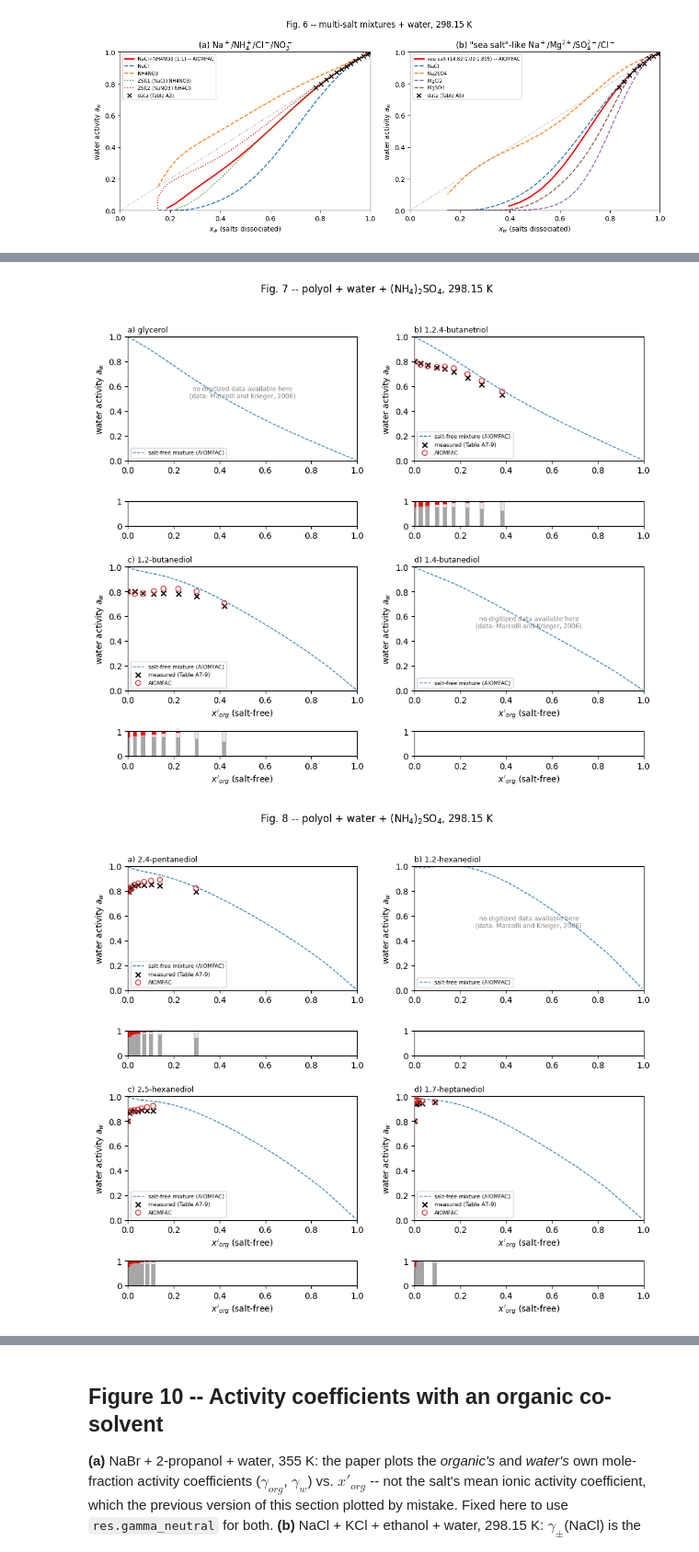
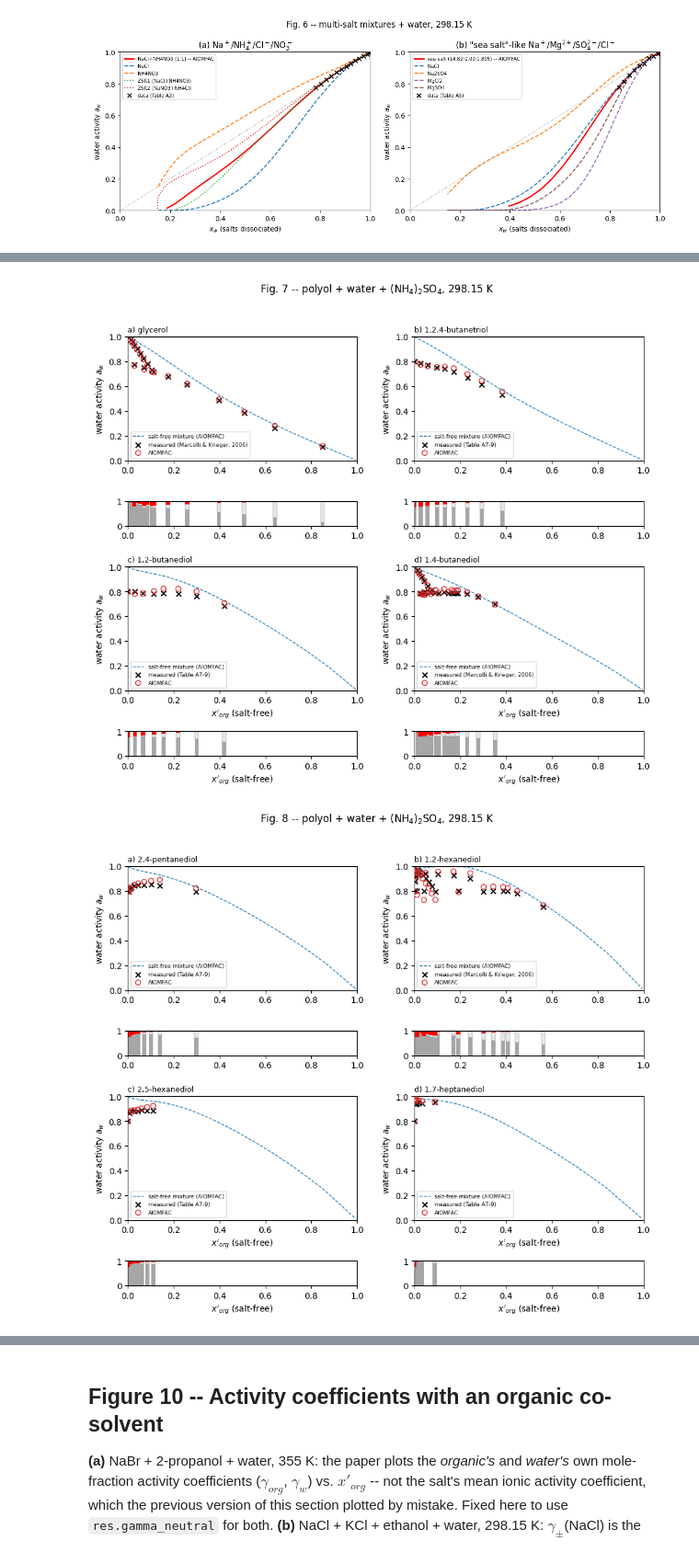
Before and after one commit to SeoulTechPSE/aiomfac-python, a Jupyter notebook: notebooks/02_reproduce_zuend2008.ipynb, the cells around one changed output, grey strips where cells are left out. Shown at 92% size. Saved outputs shown, nothing was run; the diff lists cells and outputs as text; code cells hidden in the pictures.

```diff
--- a/notebooks/02_reproduce_zuend2008.ipynb
+++ b/notebooks/02_reproduce_zuend2008.ipynb
@@ -496,6 +498,53 @@ appendix_data = {
     ]),
 }
 
+# Marcolli and Krieger (2006, J. Phys. Chem. A 110, 1881) Table 3: composition (mol/kg of water) and
+# measured water activity of (NH4)2SO4/polyol/water mixtures, for the three polyols (glycerol,
+# 1,4-butanediol, 1,2-hexanediol) that the paper's own Fig. 7/8 validates against this source rather than
+# against its own Appendix A. Converted to the same (salt wt frac, polyol wt frac, a_w) format as
+# `appendix_data` above so `polyol_panel` can use both sources identically.
+_marcolli2006_molality = {
+    "glycerol": [
+        (0.92, 312.41, 0.113), (1.78, 99.18, 0.261), (2.11, 57.33, 0.386), (2.41, 36.65, 0.486),
+        (3.04, 19.39, 0.613), (3.76, 11.81, 0.677), (4.50, 7.14, 0.716), (4.92, 4.28, 0.753),
+        (5.41, 1.61, 0.777), (4.57, 6.51, 0.734), (3.66, 5.21, 0.780), (2.87, 4.09, 0.827),
+        (2.22, 3.16, 0.864), (1.63, 2.33, 0.901), (1.16, 1.65, 0.930), (0.76, 1.08, 0.963),
+        (0.47, 0.67, 0.977),
+    ],
+    "1,4-butanediol": [
+        (0.05, 30.22, 0.700), (0.18, 21.39, 0.760), (0.44, 16.57, 0.780), (0.86, 13.02, 0.788),
+        (1.10, 12.49, 0.786), (1.39, 11.52, 0.787), (1.35, 10.77, 0.790), (2.01, 9.60, 0.788),
+        (2.94, 6.63, 0.789), (3.65, 4.36, 0.791), (4.38, 2.67, 0.786), (4.51, 2.23, 0.787),
+        (4.62, 1.85, 0.787), (4.86, 1.41, 0.788), (1.74, 8.32, 0.799), (2.59, 5.73, 0.793),
+        (3.26, 3.90, 0.801), (3.30, 3.88, 0.799), (4.08, 2.44, 0.796), (3.02, 4.39, 0.809),
+        (2.31, 3.36, 0.846), (1.72, 2.50, 0.884), (1.22, 1.77, 0.920), (0.88, 1.27, 0.953),
+        (0.57, 0.83, 0.972),
+    ],
+    "1,2-hexanediol": [
+        (0.49, 71.42, 0.673), (0.85, 45.08, 0.781), (1.19, 38.23, 0.800), (1.42, 35.09, 0.801),
+        (2.20, 29.17, 0.801), (2.81, 24.06, 0.798), (4.17, 13.24, 0.799), (5.11, 5.64, 0.797),
+        (5.44, 2.42, 0.800), (5.61, 0.65, 0.800), (5.61, 0.17, 0.803), (0.73, 17.95, 0.904),
+        (0.76, 11.42, 0.928), (0.75, 6.40, 0.937), (0.82, 2.80, 0.940), (0.97, 1.07, 0.936),
+        (1.16, 0.51, 0.936), (1.41, 0.36, 0.935), (2.18, 0.25, 0.918), (3.41, 0.10, 0.880),
+        (4.14, 4.59, 0.840), (3.35, 3.71, 0.874), (2.61, 2.89, 0.902), (1.88, 2.08, 0.929),
+        (1.29, 1.43, 0.954), (0.91, 1.01, 0.963), (0.63, 0.70, 0.974),
+    ],
+}
+marcolli_sources = set(_marcolli2006_molality)
+
+
+def _molality_to_wtfrac(m_salt, m_org, M_org_gmol):
+    """(mol salt, mol polyol) per kg water -> (salt wt frac, polyol wt frac) of the ternary mixture."""
+    mass_w, mass_salt, mass_org = 1000.0, m_salt * M_nh4so4, m_org * M_org_gmol
+    total = mass_w + mass_salt + mass_org
+    return mass_salt / total, mass_org / total
+
+
+for _name, _rows in _marcolli2006_molality.items():
+    appendix_data[_name] = np.array([
+        [*_molality_to_wtfrac(m_salt, m_org, M_polyol[_name]), aw] for m_salt, m_org, aw in _rows
+    ])
+
 
 def polyol_panel(ax, ax_bar, name, letter):
     water = Component(1, "Water", ((16, 1),))
@@ -522,7 +571,8 @@ def polyol_panel(ax, ax_bar, name, letter):
             xp_list.append(n_org / (n_org + n_w))
             aw_model.append(res.activity[0])
             Xw.append(res.x[0]); Xorg.append(res.x[1]); Xions.append(res.x[2:].sum())
-        ax.scatter(xp_list, data[:, 2], marker="x", color="k", zorder=5, label="measured (Table A7-9)")
+        meas_label = "measured (Marcolli & Krieger, 2006)" if name in marcolli_sources else "measured (Table A7-9)"
+        ax.scatter(xp_list, data[:, 2], marker="x", color="k", zorder=5, label=meas_label)
         ax.scatter(xp_list, aw_model, marker="o", facecolors="none", edgecolors="C3", zorder=5, label="AIOMFAC")
         order = np.argsort(xp_list)
         xp_a, Xw_a, Xorg_a, Xions_a = (np.array(v)[order] for v in (xp_list, Xw, Xorg, Xions))
@@ -531,39 +581,39 @@ def polyol_panel(ax, ax_bar, name, letter):
         ax_bar.bar(xp_a, Xorg_a, width=width, bottom=Xw_a, color="0.9", edgecolor="0.5", lw=0.3, label="$X_{org}$")
         ax_bar.bar(xp_a, Xions_a, width=width, bottom=Xw_a + Xorg_a, color="red", label="$X_{ions}$")
     else:
-        ax.text(0.5, 0.55, "no digitized data available here\n(data: Marcolli and Krieger, 2006)",
+        ax.text(0.5, 0.55, "no digitized data available here",
                 transform=ax.transAxes, ha="center", va="center", fontsize=7.5, color="gray")
     ax_bar.set_xlim(0, 1); ax_bar.set_ylim(0, 1); ax_bar.set_yticks([0, 1])
     ax.set_xlim(0, 1); ax.set_ylim(0, 1)
     ax.set_title(f"{letter}) {name}", fontsize=9, loc="left")
     ax.set_ylabel("water activity $a_w$")
     ax.legend(fontsize=6.5, loc="lower left")
 
 
 def polyol_figure(fig_title, panels):
     fig = plt.figure(figsize=(11, 9))
     gs = fig.add_gridspec(4, 2, height_ratios=[3, 0.6, 3, 0.6], hspace=0.55, wspace=0.25)
     fig.suptitle(fig_title)
     for i, (name, letter) in enumerate(panels):
         row, col = (0, i) if i < 2 else (2, i - 2)
         ax = fig.add_subplot(gs[row, col])
         ax_bar = fig.add_subplot(gs[row + 1, col])
         polyol_panel(ax, ax_bar, name, letter)
         if row == 2:
             ax.set_xlabel("$x'_{org}$ (salt-free)")
             ax_bar.set_xlabel("$x'_{org}$ (salt-free)")
     plt.show()
 
 
 polyol_figure("Fig. 7 -- polyol + water + (NH$_4$)$_2$SO$_4$, 298.15 K",
               [("glycerol", "a"), ("1,2,4-butanetriol", "b"),
                ("1,2-butanediol", "c"), ("1,4-butanediol", "d")])
 polyol_figure("Fig. 8 -- polyol + water + (NH$_4$)$_2$SO$_4$, 298.15 K",
               [("2,4-pentanediol", "a"), ("1,2-hexanediol", "b"),
                ("2,5-hexanediol", "c"), ("1,7-heptanediol", "d")])
 # %% [output]
-[figure, old version]
+[figure, new version]
-[figure, old version]
+[figure, new version]
 # %% [markdown]
 ## Figure 9 -- NaCl-induced liquid-liquid equilibrium (salting-out)
 
```
Also changed, not shown: parts of 7 cells of this notebook, 3 other files.
